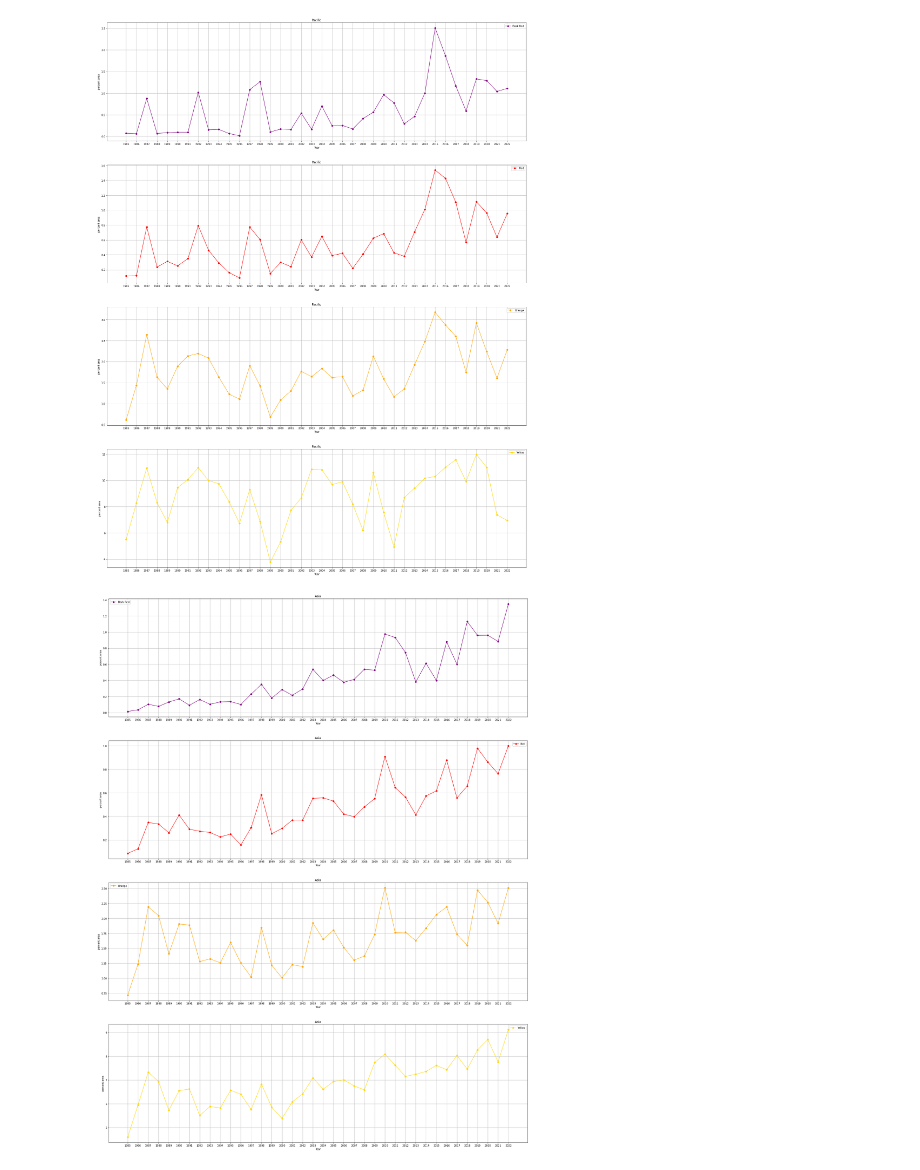
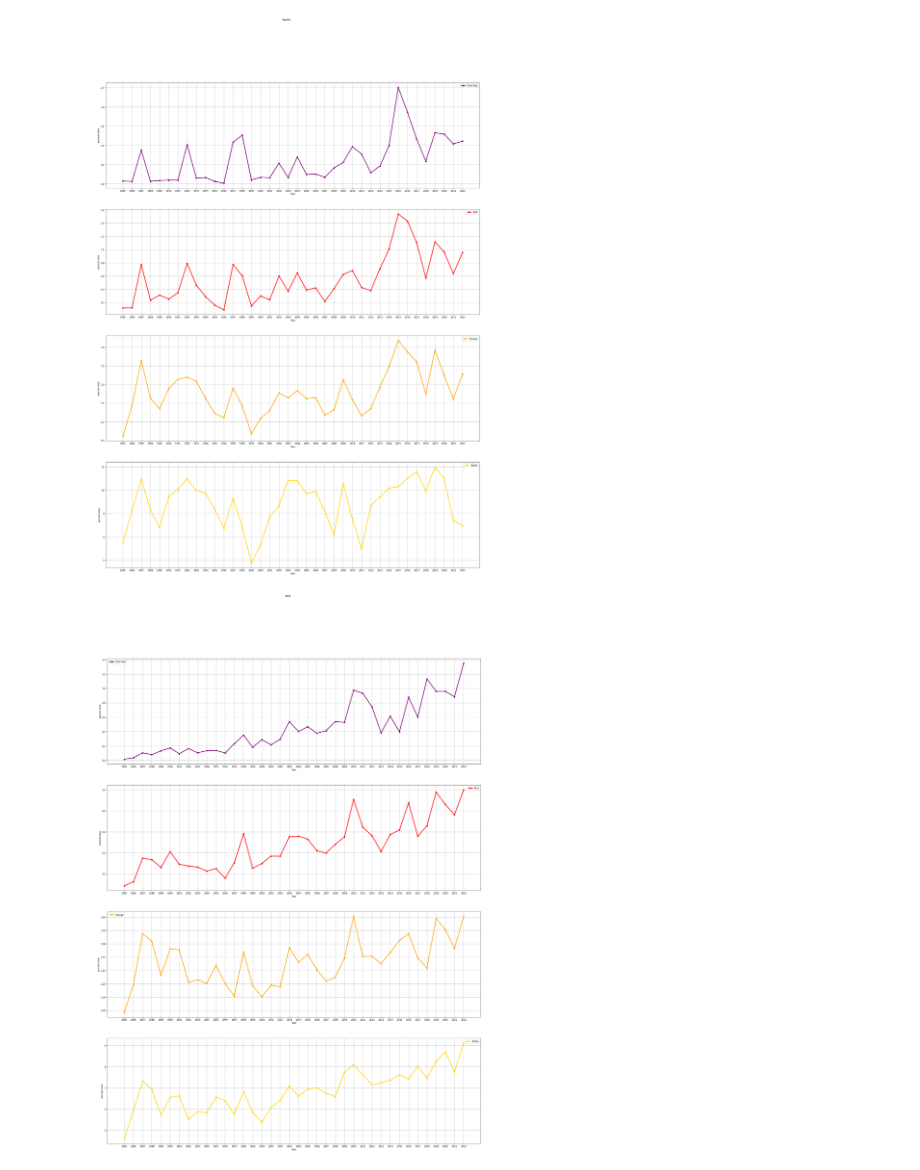
Before and after one commit to AkshitGureja/Coral-Reefs, a Jupyter notebook: CoralReefs.ipynb, the cells around one changed output. Saved outputs shown, nothing was run; the diff lists cells and outputs as text; code cells hidden in the pictures.

Commit message:
line thickness increased

```diff
--- a/CoralReefs.ipynb
+++ b/CoralReefs.ipynb
@@ -174,35 +174,35 @@ for region in range(len(region_data)):
 
 color_desc = ["Dark Red", "Land", "Water", "Red", "Orange", "Yellow", "Ice"]
 colors_line = ['purple', '', '', 'red', 'orange', 'gold', 'blue']
-regions = ["Pacific","Asia","Austrilia"]
+regions = ["Pacific","Asia","Australia"]
 
 for region in range(len(region_avg_data)):
     # print(region)
     # i = 0
     fig = plt.figure(figsize=(30,40))
     j = 1
     for color in range(len(gray_vals)):
         # print(gray_vals[color])
         if color == 1 or color == 2 or color == 6:
             continue
 
         color_avg_over_years = []
 
         for year in range(len(region_avg_data[region])):
 
             color_avg_over_years.append(100*region_avg_data[region][year][color])
         plt.subplot(4,1,j)
-        plt.plot(img_list, color_avg_over_years, marker='o', label=color_desc[color], color =colors_line[color])
+        plt.plot(img_list, color_avg_over_years, marker='o', label=color_desc[color], color =colors_line[color], linewidth=3.0)
         plt.xlabel("Year")
         plt.ylabel("percent area")
         plt.grid(True)
         plt.title(regions[region])
         plt.legend()
         j += 1
         # print(color_avg_over_years)
     plt.legend()
     plt.grid(True)
     plt.show()
 # %% [output]
-[figure, old version]
+[figure, new version]
-[figure, old version]
+[figure, new version]
```
Also changed, not shown: parts of 1 cell of this notebook.
